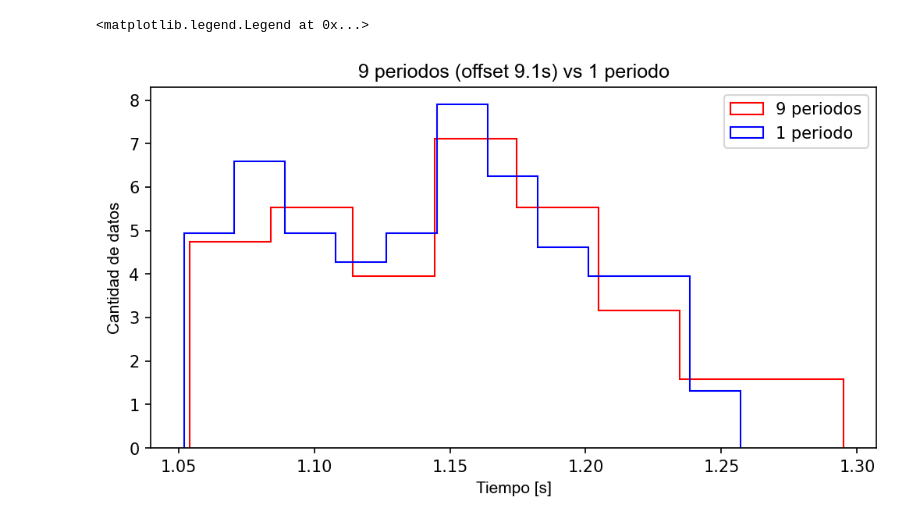
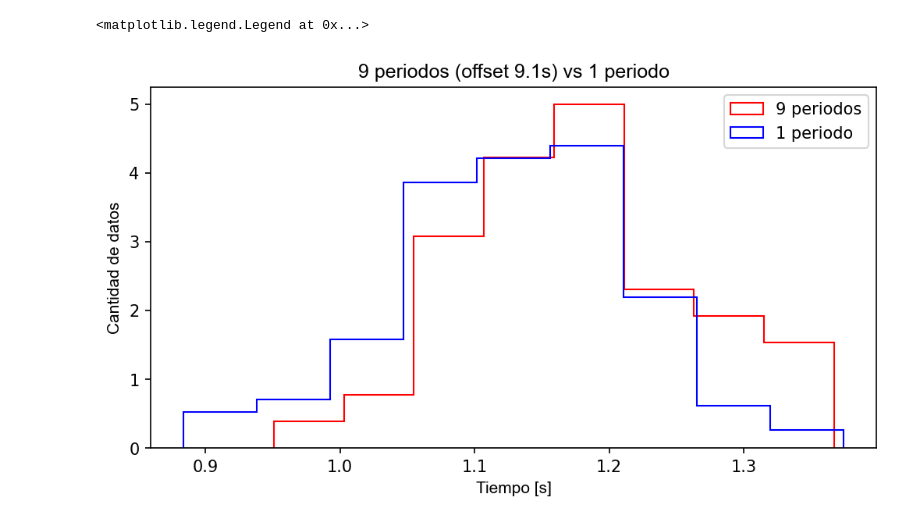
Before and after one commit to juliansjk/labo1-clase2, a Jupyter notebook: Clase_2.ipynb, the cells around one changed output. Saved outputs shown, nothing was run; the diff lists cells and outputs as text; code cells hidden in the pictures.

```diff
--- a/Clase_2.ipynb
+++ b/Clase_2.ipynb
@@ -4,8 +4,8 @@ import matplotlib.pyplot as plt
 
 datos = np.loadtxt("1periodo.txt", skiprows=1)
 
-datos_cortados = datos[datos > 1.05]
-datos_cortados = datos_cortados[datos_cortados < 1.26]
+datos_cortados = datos[datos > 0.8]
+# datos_cortados = datos_cortados[datos_cortados < 1.26]
 
 plt.figure(figsize=(8,4),dpi=150) #va primero
 
@@ -13,7 +13,7 @@ plt.subplot(1,2,1)
 plt.hist(datos_cortados, bins=11, histtype="step", density=True, color="b", label="200 mediciones")
 
 plt.title("1 periodo, 200 samples",fontdict={'fontname':'Arial', 'fontsize':12})
-plt.axline( (1.15 , 0) , (1.15 , 10), c='b')
+plt.axline( (1.17 , 0) , (1.17 , 10), c='b')
 plt.ylabel("Cantidad de datos" ,fontdict={'fontname':'Arial'})
 plt.xlabel("Tiempo [s]" ,fontdict={'fontname':'Arial'})
 
@@ -24,7 +24,7 @@ plt.hist(datos_cortados[0:50], bins=9, histtype="step", density=True, color="r")
 plt.title("1 periodo, 50 samples",fontdict={'fontname':'Arial','fontsize':12})
 # plt.ylabel("Cantidad de datos" ,fontdict={'fontname':'Arial'})
 plt.xlabel("Tiempo [s]" ,fontdict={'fontname':'Arial'})
-plt.axline( (1.15 , 0) , (1.15 , 10), c='r')
+plt.axline( (1.13 , 0) , (1.13 , 10), c='r')
 # plt.xlim([1.05,1.2])
 
 
@@ -54,22 +55,22 @@ plt.legend()
 # %%
 data_9p = np.loadtxt("9periodos.txt",delimiter=" ", skiprows=1)
 
 data_9p_cut = data_9p[data_9p > 10.10]
 data_9p_cut = data_9p_cut[data_9p_cut < 10.4]
 
 data_9p_cut_offset = []
 
-for x in data_9p_cut:
+for x in data_9p:
     data_9p_cut_offset.append(x-9.1)
 
 plt.figure(figsize=(8,4),dpi=150)
 plt.hist(data_9p_cut_offset, bins=8, histtype="step", density=True, color='r', label="9 periodos")
-plt.hist(datos_cortados, bins=11, histtype="step", density=True, color="b", label="1 periodo")
+plt.hist(datos_cortados, bins=9, histtype="step", density=True, color="b", label="1 periodo")
 
 plt.title("9 periodos (offset 9.1s) vs 1 periodo",fontdict={'fontname':'Arial', 'fontsize':12})
 plt.ylabel("Cantidad de datos" ,fontdict={'fontname':'Arial'})
 plt.xlabel("Tiempo [s]" ,fontdict={'fontname':'Arial'})
 plt.legend()
 # %% [output]
 <matplotlib.legend.Legend at 0x...>
-[figure, old version]
+[figure, new version]
```
Also changed, not shown: parts of 5 cells of this notebook.
